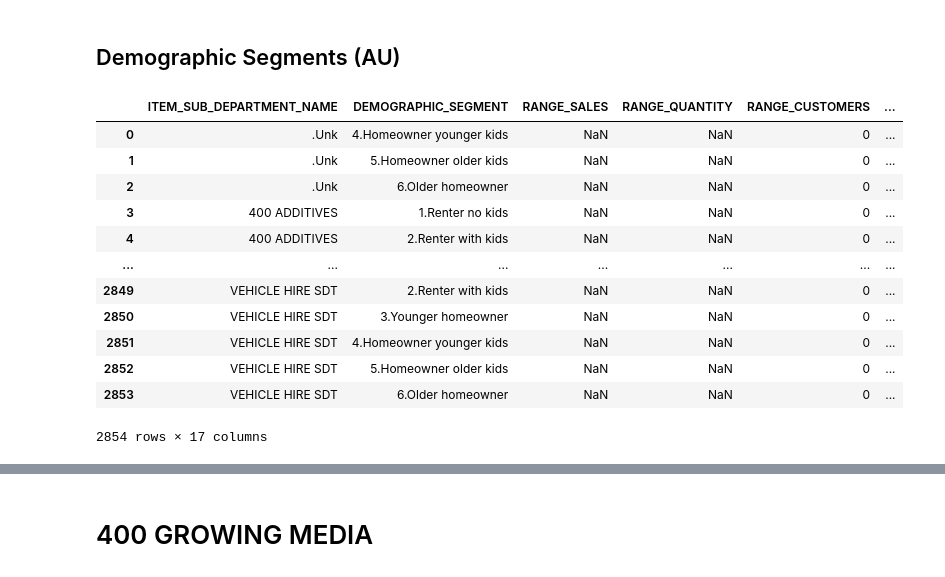
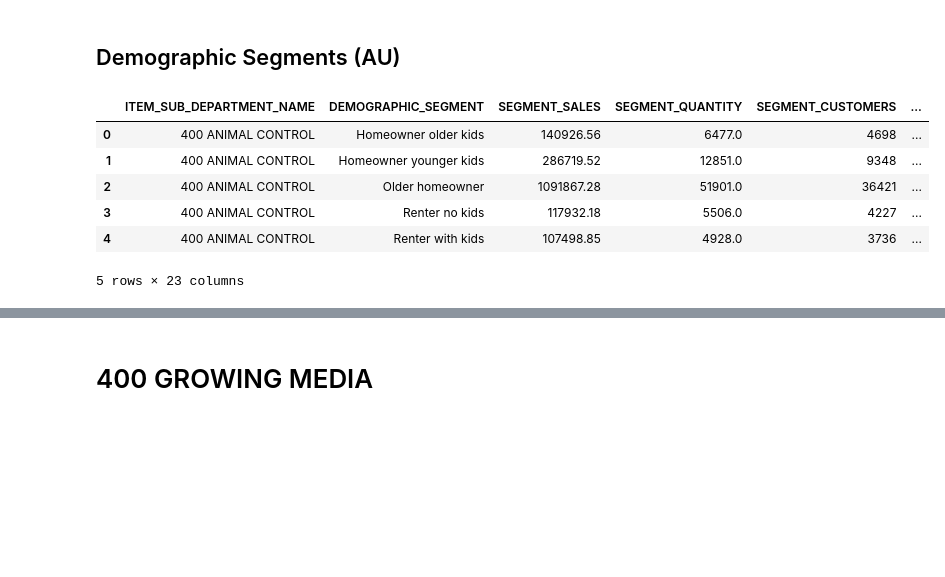
Before and after one commit to Meiji-Tran/Merch-Insights, a Jupyter notebook: NZ pest control & growing media/profiling.ipynb, the cells around one changed output, grey strips where cells are left out. Drawn from its saved outputs; the diff is of its cells as text; code cells hidden in the pictures; blank space fills up the shorter version.

```diff
--- a/NZ pest control & growing media/profiling.ipynb
+++ b/NZ pest control & growing media/profiling.ipynb
@@ -15,5 +16,5 @@ con = SnowflakeTools(
 )
 # %%
 # Date range
-start_date = "'2024-05-31'"
-end_date = "'2025-05-31'"
+start_date = "'2024-06-18'"
+end_date = "'2025-06-18'"
@@ -45,18 +91,12 @@ PC_ds = con.read_sql_file_into_pandas(
 )
 # %%
 # Check data
-PC_ds
+PC_ds.head()
 # %% [output]
-|  | ITEM_SUB_DEPARTMENT_NAME | DEMOGRAPHIC_SEGMENT | RANGE_SALES | RANGE_QUANTITY | RANGE_CUSTOMERS | ... |
-| 0 | .Unk | 4.Homeowner younger kids | NaN | NaN | 0 | ... |
-| 1 | .Unk | 5.Homeowner older kids | NaN | NaN | 0 | ... |
-| 2 | .Unk | 6.Older homeowner | NaN | NaN | 0 | ... |
-| 3 | 400 ADDITIVES | 1.Renter no kids | NaN | NaN | 0 | ... |
-| 4 | 400 ADDITIVES | 2.Renter with kids | NaN | NaN | 0 | ... |
-| ... | ... | ... | ... | ... | ... | ... |
-| 2849 | VEHICLE HIRE SDT | 2.Renter with kids | NaN | NaN | 0 | ... |
-| 2850 | VEHICLE HIRE SDT | 3.Younger homeowner | NaN | NaN | 0 | ... |
-| 2851 | VEHICLE HIRE SDT | 4.Homeowner younger kids | NaN | NaN | 0 | ... |
-| 2852 | VEHICLE HIRE SDT | 5.Homeowner older kids | NaN | NaN | 0 | ... |
-| 2853 | VEHICLE HIRE SDT | 6.Older homeowner | NaN | NaN | 0 | ... |
+|  | ITEM_SUB_DEPARTMENT_NAME | DEMOGRAPHIC_SEGMENT | SEGMENT_SALES | SEGMENT_QUANTITY | SEGMENT_CUSTOMERS | ... |
+| 0 | 400 ANIMAL CONTROL | Homeowner older kids | 140926.56 | 6477.0 | 4698 | ... |
+| 1 | 400 ANIMAL CONTROL | Homeowner younger kids | 286719.52 | 12851.0 | 9348 | ... |
+| 2 | 400 ANIMAL CONTROL | Older homeowner | 1091867.28 | 51901.0 | 36421 | ... |
+| 3 | 400 ANIMAL CONTROL | Renter no kids | 117932.18 | 5506.0 | 4227 | ... |
+| 4 | 400 ANIMAL CONTROL | Renter with kids | 107498.85 | 4928.0 | 3736 | ... |
-2854 rows × 17 columns
+5 rows × 23 columns
```
Also changed, not shown: parts of 5 cells of this notebook, 3 other files.
